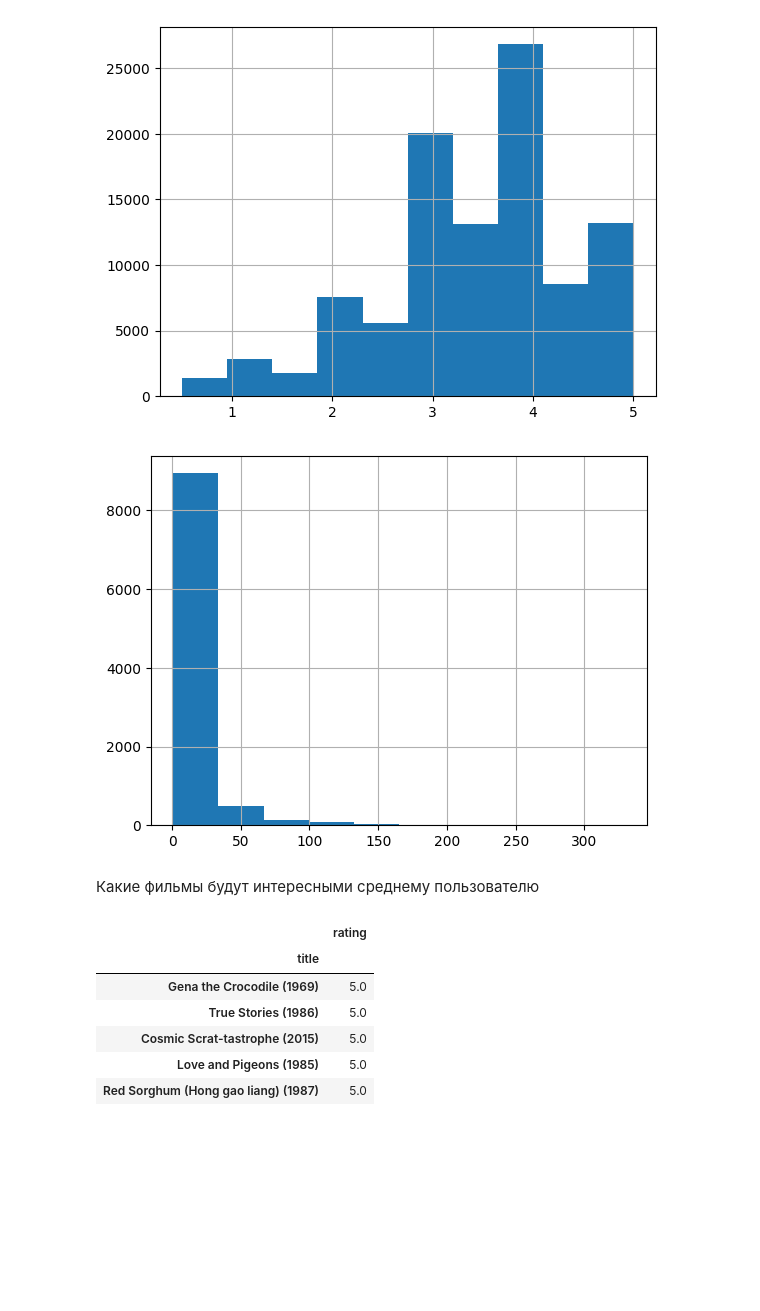
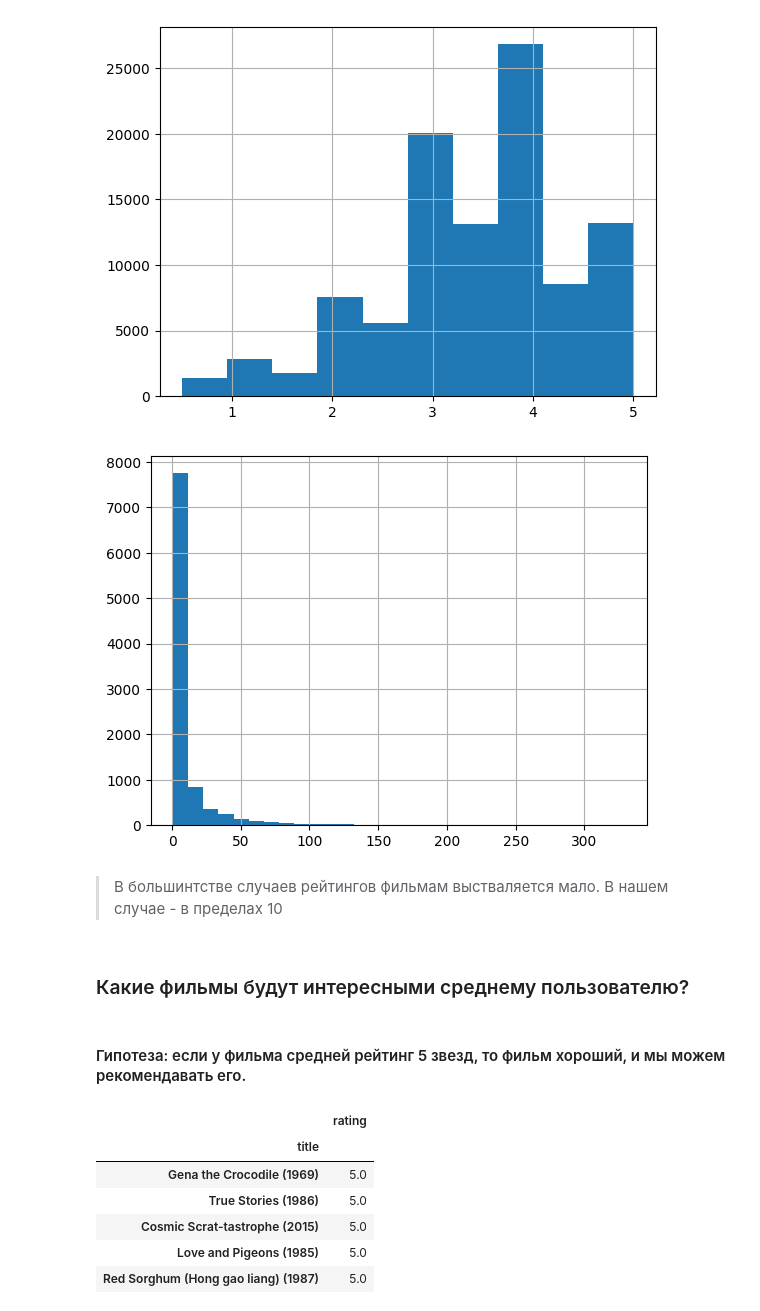
Before and after one commit to BalshowAndrew/ml_studying, a Jupyter notebook: aml/rsml_18/Lesson_1.ipynb, the cells around one changed output. Drawn from its saved outputs; the diff is of its cells as text; code cells hidden in the pictures; blank space fills up the shorter version.

```diff
--- a/aml/rsml_18/Lesson_1.ipynb
+++ b/aml/rsml_18/Lesson_1.ipynb
@@ -85,11 +119,15 @@ joined_ratings.rating.hist();
 [figure]
 # %%
 # гистограмма по количеству оценок на фильм
-joined_ratings.groupby('title').rating.count().hist();
+joined_ratings.groupby('title').rating.count().hist(bins=30);
 # %% [output]
-[figure, old version]
+[figure, new version]
+# %% [markdown]
+> В большинтстве случаев рейтингов фильмам выстваляется мало. В нашем случае - в пределах 10
 # %% [markdown]
-Какие фильмы будут интересными среднему пользователю
+### Какие фильмы будут интересными среднему пользователю?
+# %% [markdown]
+#### Гипотеза: если у фильма средней рейтинг 5 звезд, то фильм хороший, и мы можем рекомендавать его.
 # %%
 # достанем топ фильмов по оценкам
 top_films = joined_ratings.groupby('title')[['rating']].mean().sort_values('rating', ascending=False)
```
Also changed, not shown: parts of 20 cells of this notebook, 2 other files.
